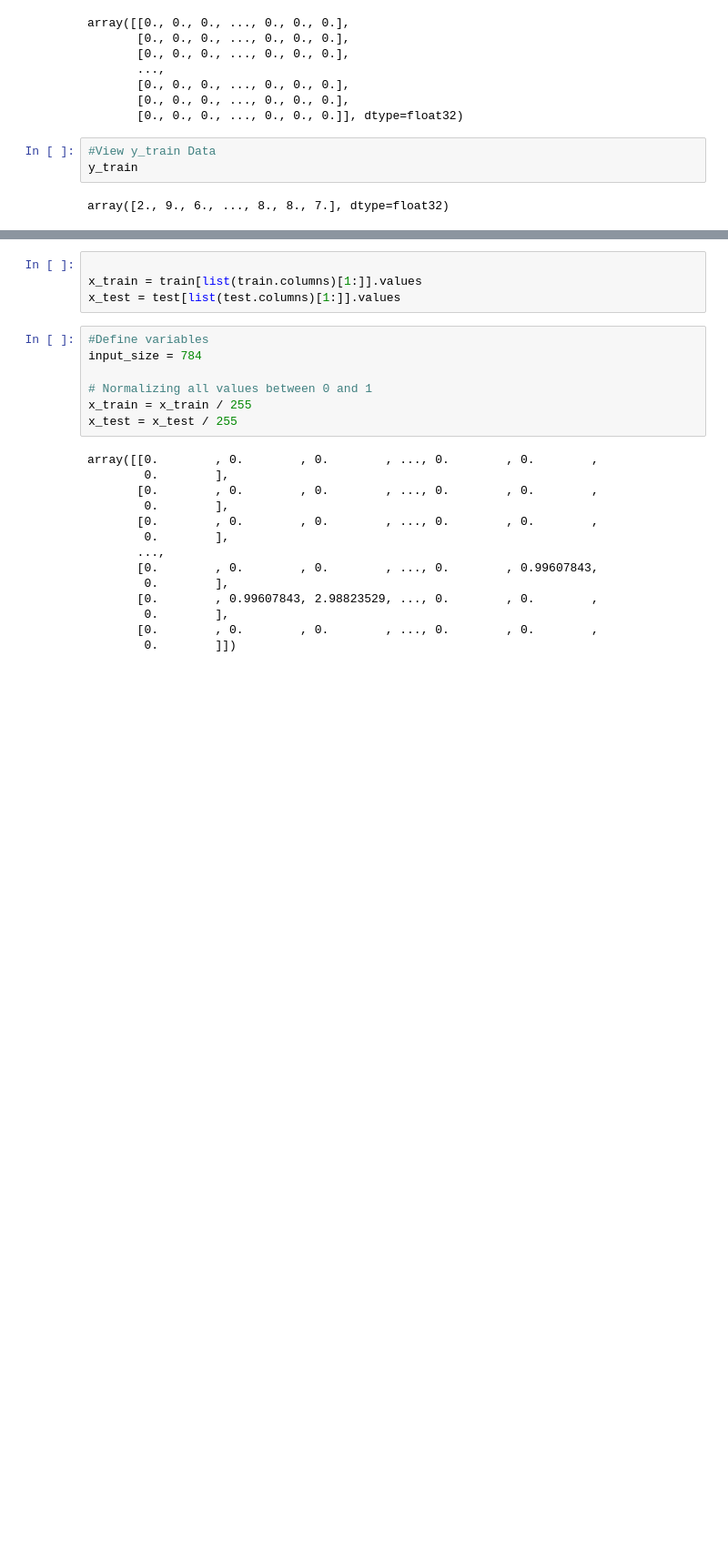
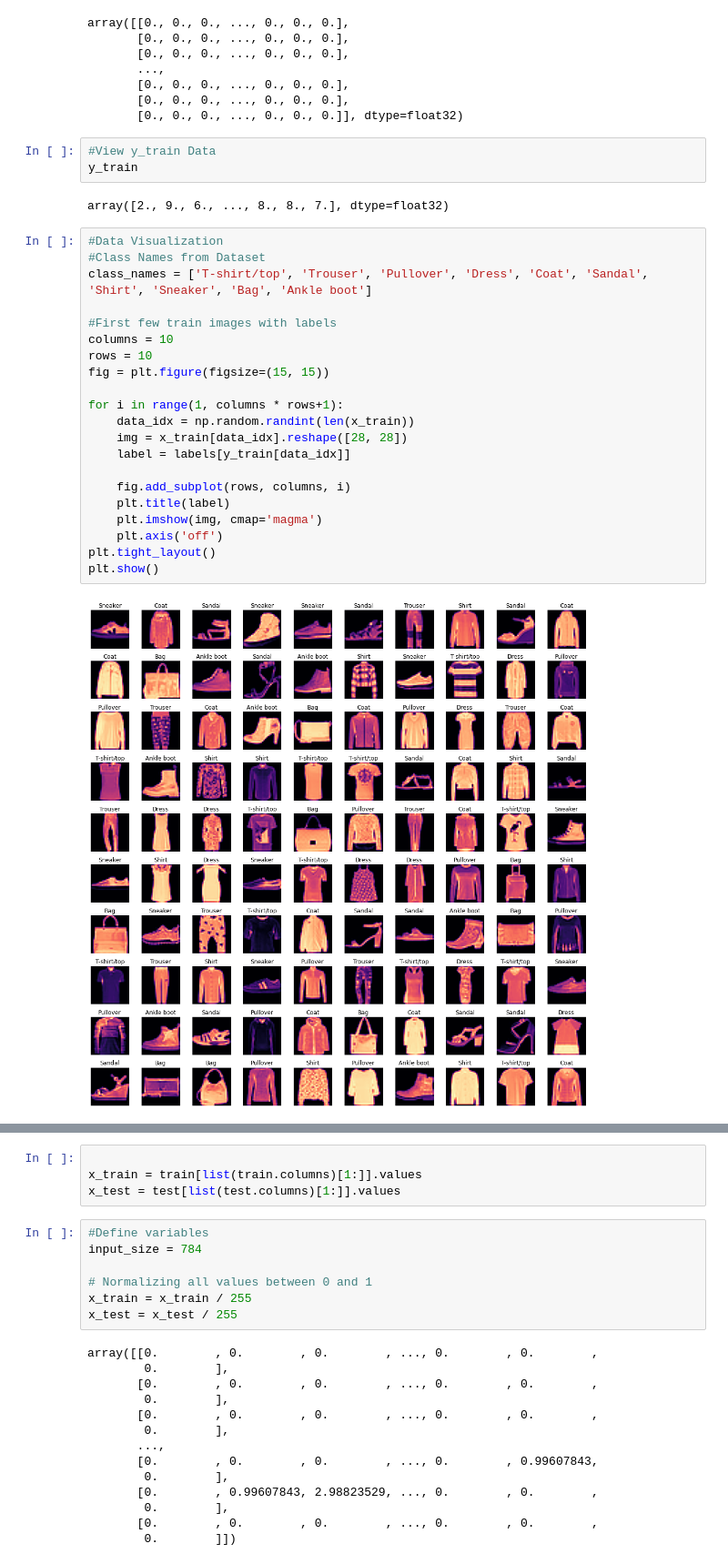
Before and after one commit to HansakaDilshanJayawardana/DL-assignment01-HansakaDilshanJayawardana, a Jupyter notebook: IT19972176.ipynb, the cells around one changed output, grey strips where cells are left out. Shown at 91% size. Saved outputs shown, nothing was run; the diff lists cells and outputs as text; blank space fills up the shorter version.

```diff
--- a/IT19972176.ipynb
+++ b/IT19972176.ipynb
@@ -135,3 +135,26 @@ array([[0., 0., 0., ..., 0., 0., 0.],
 y_train
 # %% [output]
 array([2., 9., 6., ..., 8., 8., 7.], dtype=float32)
+# %%
+#Data Visualization
+#Class Names from Dataset
+class_names = ['T-shirt/top', 'Trouser', 'Pullover', 'Dress', 'Coat', 'Sandal', 'Shirt', 'Sneaker', 'Bag', 'Ankle boot']
+
+#First few train images with labels
+columns = 10
+rows = 10
+fig = plt.figure(figsize=(15, 15))
+
+for i in range(1, columns * rows+1):
+    data_idx = np.random.randint(len(x_train))
+    img = x_train[data_idx].reshape([28, 28])
+    label = labels[y_train[data_idx]]
+
+    fig.add_subplot(rows, columns, i)
+    plt.title(label)
+    plt.imshow(img, cmap='magma')
+    plt.axis('off')
+plt.tight_layout()
+plt.show()
+# %% [output]
+[figure, added]
```
Also changed, not shown: parts of 5 cells of this notebook.
